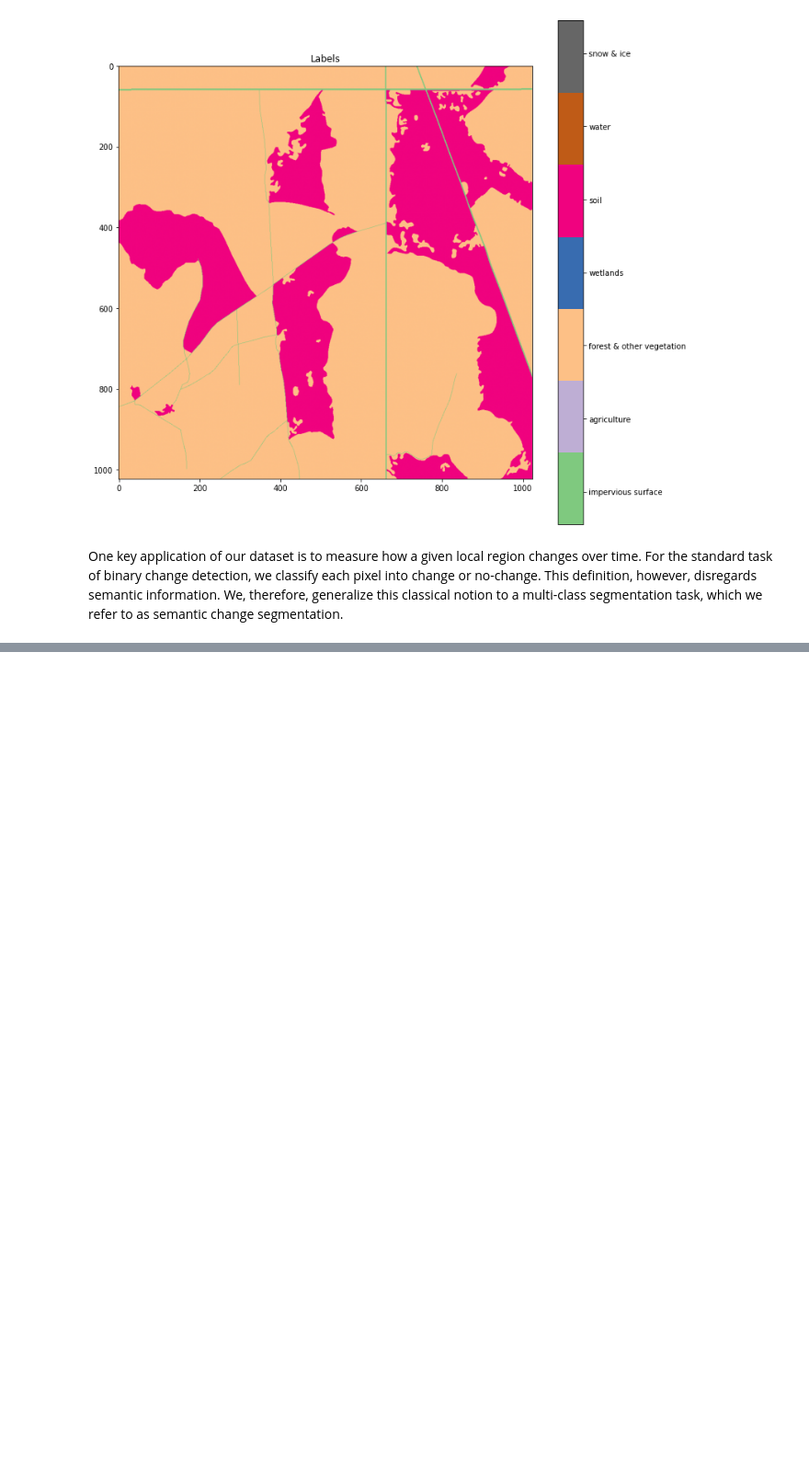
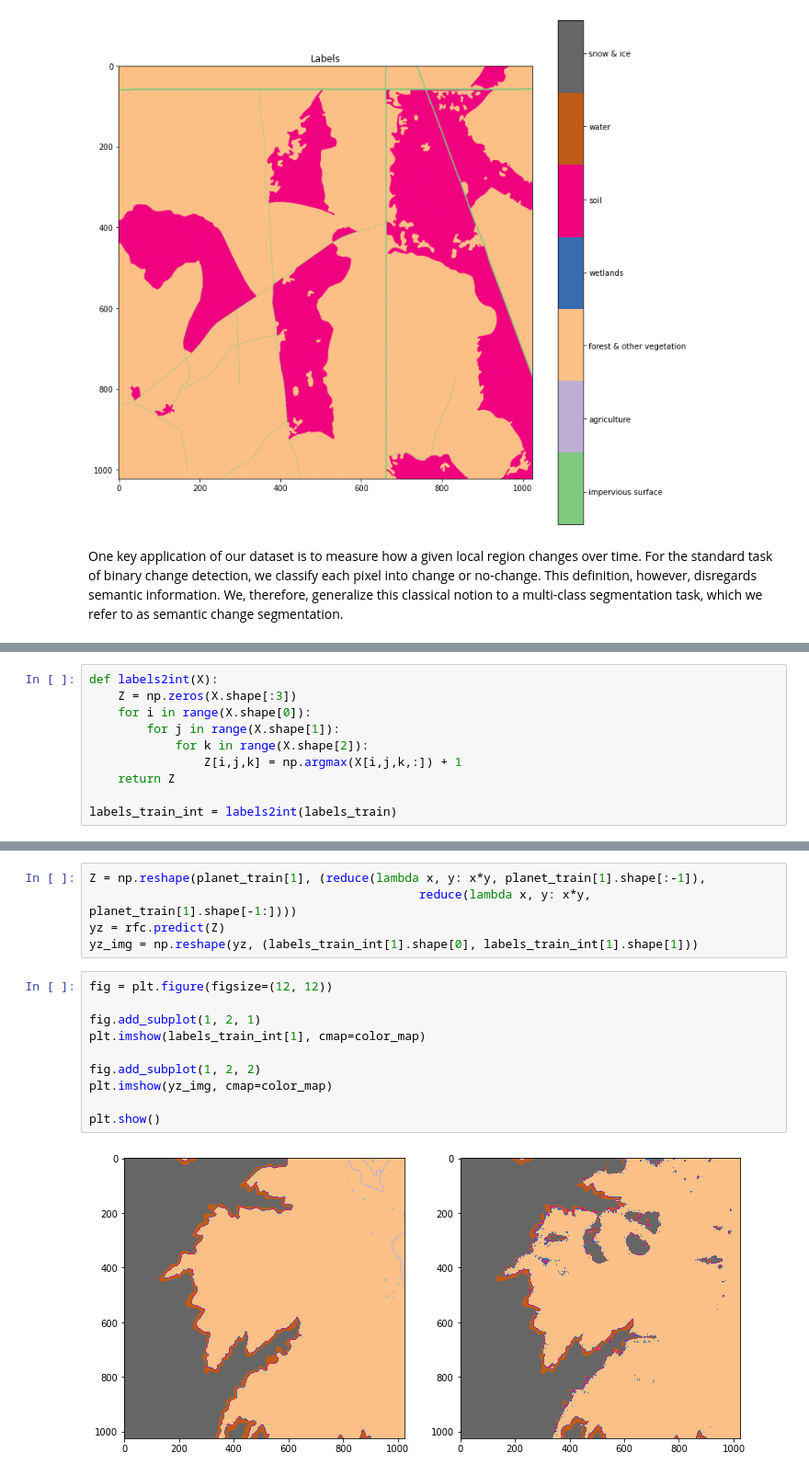
Before and after one commit to acamero/data-science-eo-segmentation, a Jupyter notebook: segmentation.ipynb, the cells around one changed output, grey strips where cells are left out. Shown at 92% size. Drawn from its saved outputs; the diff is of its cells as text; blank space fills up the shorter version.

```diff
--- a/segmentation.ipynb
+++ b/segmentation.ipynb
@@ -162,0 +185,10 @@ for i in range(labels_train.shape[0]):
+# %%
+def labels2int(X):
+    Z = np.zeros(X.shape[:3])
+    for i in range(X.shape[0]):
+        for j in range(X.shape[1]):
+            for k in range(X.shape[2]):
+                Z[i,j,k] = np.argmax(X[i,j,k,:]) + 1
+    return Z
+
+labels_train_int = labels2int(labels_train)
@@ -162,0 +213,17 @@ for i in range(labels_train.shape[0]):
+# %%
+Z = np.reshape(planet_train[1], (reduce(lambda x, y: x*y, planet_train[1].shape[:-1]),
+                                              reduce(lambda x, y: x*y, planet_train[1].shape[-1:])))
+yz = rfc.predict(Z)
+yz_img = np.reshape(yz, (labels_train_int[1].shape[0], labels_train_int[1].shape[1]))
+# %%
+fig = plt.figure(figsize=(12, 12))
+
+fig.add_subplot(1, 2, 1)
+plt.imshow(labels_train_int[1], cmap=color_map)
+
+fig.add_subplot(1, 2, 2)
+plt.imshow(yz_img, cmap=color_map)
+
+plt.show()
+# %% [output]
+[figure, added]
```
Also changed, not shown: parts of 10 cells of this notebook.
